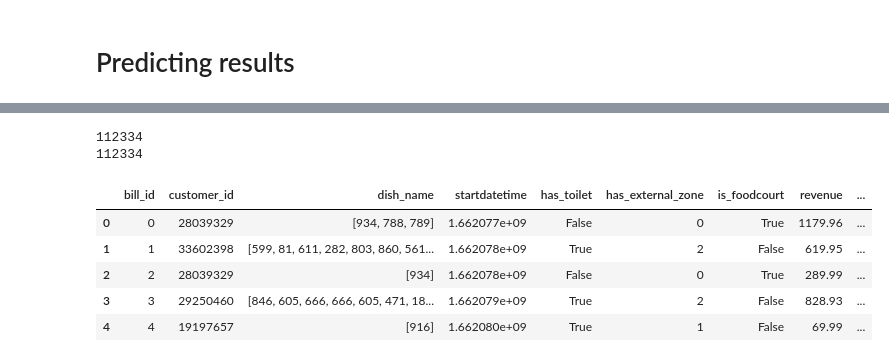
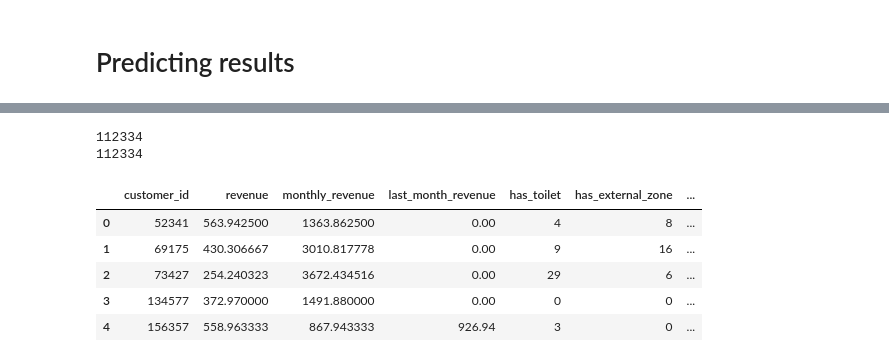
Before and after one commit to a125x/Burger-King-Churn-Hack, a Jupyter notebook: burger-king-churn-hackaton.ipynb, the cells around one changed output, grey strips where cells are left out. Drawn from its saved outputs; the diff is of its cells as text; code cells hidden in the pictures.

```diff
--- a/burger-king-churn-hackaton.ipynb
+++ b/burger-king-churn-hackaton.ipynb
@@ -179,4 +223,4 @@ def preprocess(data, is_train=True):
         data[feature].fillna(0, inplace=True)
         data[feature] = data[feature].round(2).astype(float)
 
-    return data
+    return group_by_customer(data, is_train)
@@ -551,18 +571,17 @@ test_data.sample(5)
 # %%
-unique = test_data.customer_id.unique()
-print(len(unique))
+print(len(test_data.customer_id.unique()))
 test_data = preprocess(test_data, is_train=False)
 print(len(test_data['customer_id'].unique()))
 test_data.head()
 # %% [output]
 112334
 112334
-|  | bill_id | customer_id | dish_name | startdatetime | has_toilet | has_external_zone | is_foodcourt | revenue | ... |
-| 0 | 0 | 28039329 | [934, 788, 789] | 1.662077e+09 | False | 0 | True | 1179.96 | ... |
-| 1 | 1 | 33602398 | [599, 81, 611, 282, 803, 860, 561... | 1.662078e+09 | True | 2 | False | 619.95 | ... |
-| 2 | 2 | 28039329 | [934] | 1.662078e+09 | False | 0 | True | 289.99 | ... |
-| 3 | 3 | 29250460 | [846, 605, 666, 666, 605, 471, 18... | 1.662079e+09 | True | 2 | False | 828.93 | ... |
-| 4 | 4 | 19197657 | [916] | 1.662080e+09 | True | 1 | False | 69.99 | ... |
+|  | customer_id | revenue | monthly_revenue | last_month_revenue | has_toilet | has_external_zone | ... |
+| 0 | 52341 | 563.942500 | 1363.862500 | 0.00 | 4 | 8 | ... |
+| 1 | 69175 | 430.306667 | 3010.817778 | 0.00 | 9 | 16 | ... |
+| 2 | 73427 | 254.240323 | 3672.434516 | 0.00 | 29 | 6 | ... |
+| 3 | 134577 | 372.970000 | 1491.880000 | 0.00 | 0 | 0 | ... |
+| 4 | 156357 | 558.963333 | 867.943333 | 926.94 | 3 | 0 | ... |
 # %%
 out = pd.DataFrame()
 out['customer_id'] = test_data['customer_id']
```
Also changed, not shown: parts of 23 cells of this notebook.
